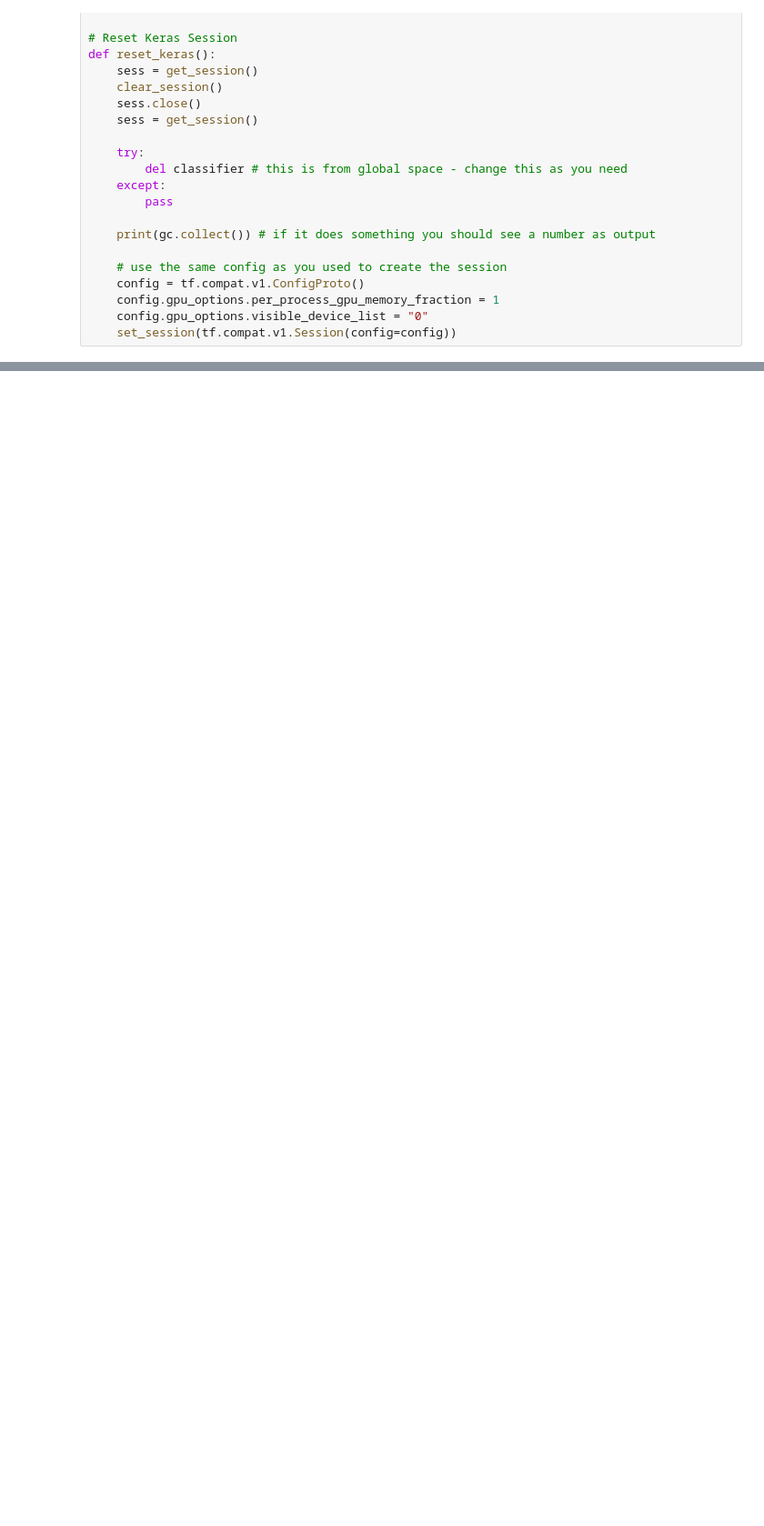
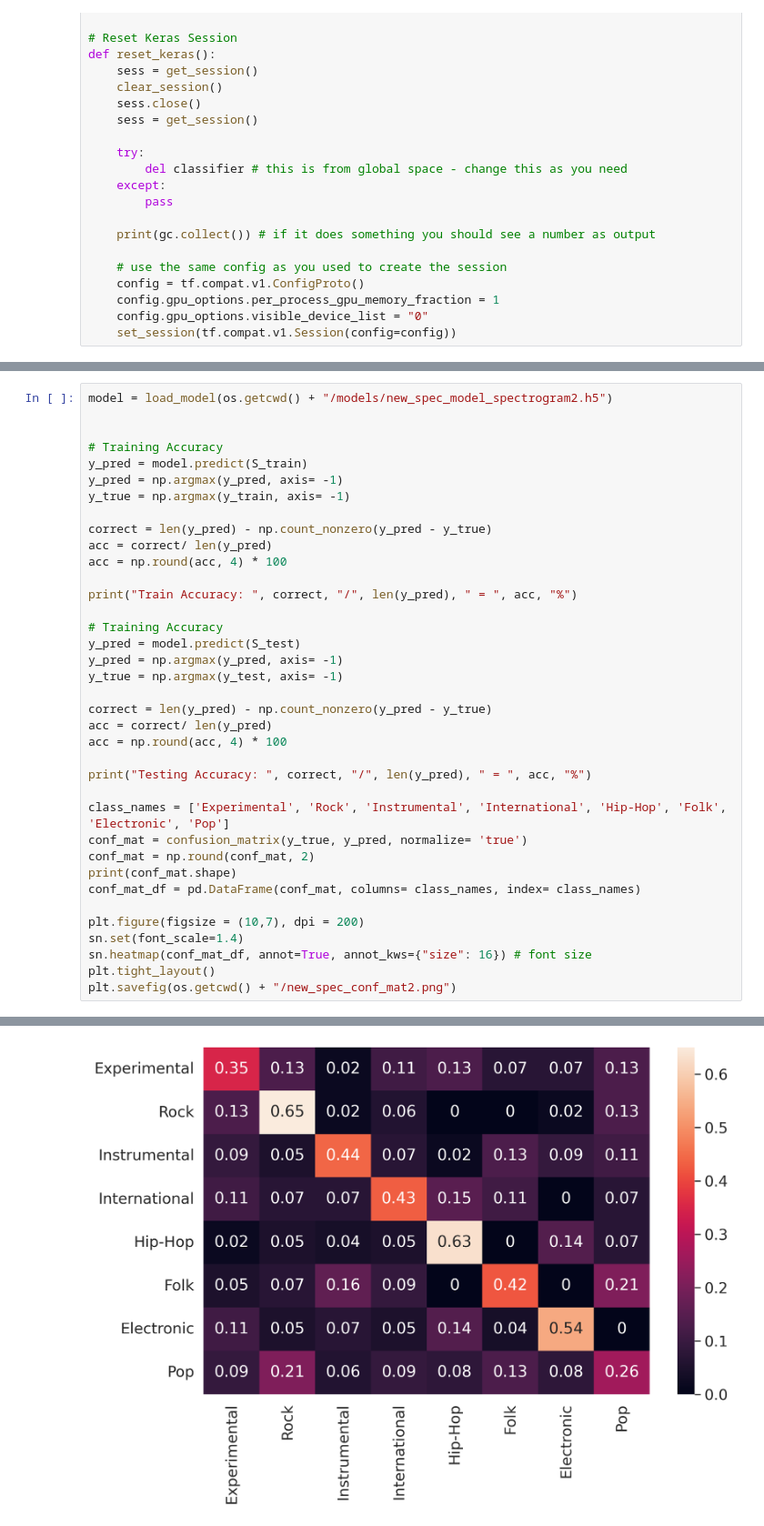
Before and after one commit to ruoyi-qiao/MusicGenreClassification, a Jupyter notebook: neural_network/cnn/train.ipynb, the cells around one changed output, grey strips where cells are left out. Shown at 91% size. Cells and saved outputs as stored; diff of their text form; blank space fills up the shorter version.

```diff
--- a/neural_network/cnn/train.ipynb
+++ b/neural_network/cnn/train.ipynb
@@ -331,0 +324,38 @@ Error:
+# %%
+model = load_model(os.getcwd() + "/models/new_spec_model_spectrogram2.h5")
+
+
+# Training Accuracy
+y_pred = model.predict(S_train)
+y_pred = np.argmax(y_pred, axis= -1)
+y_true = np.argmax(y_train, axis= -1)
+
+correct = len(y_pred) - np.count_nonzero(y_pred - y_true)
+acc = correct/ len(y_pred)
+acc = np.round(acc, 4) * 100
+
+print("Train Accuracy: ", correct, "/", len(y_pred), " = ", acc, "%")
+
+# Training Accuracy
+y_pred = model.predict(S_test)
+y_pred = np.argmax(y_pred, axis= -1)
+y_true = np.argmax(y_test, axis= -1)
+
+correct = len(y_pred) - np.count_nonzero(y_pred - y_true)
+acc = correct/ len(y_pred)
+acc = np.round(acc, 4) * 100
+
+print("Testing Accuracy: ", correct, "/", len(y_pred), " = ", acc, "%")
+
+class_names = ['Experimental', 'Rock', 'Instrumental', 'International', 'Hip-Hop', 'Folk', 'Electronic', 'Pop']
+conf_mat = confusion_matrix(y_true, y_pred, normalize= 'true')
+conf_mat = np.round(conf_mat, 2)
+print(conf_mat.shape)
+conf_mat_df = pd.DataFrame(conf_mat, columns= class_names, index= class_names)
+
+plt.figure(figsize = (10,7), dpi = 200)
+sn.set(font_scale=1.4)
+sn.heatmap(conf_mat_df, annot=True, annot_kws={"size": 16}) # font size
+plt.tight_layout()
+plt.savefig(os.getcwd() + "/new_spec_conf_mat2.png")
+# %% [output]
@@ -331,0 +368 @@ Error:
+[figure, added]
```
Also changed, not shown: parts of 15 cells of this notebook, 4 other files.
